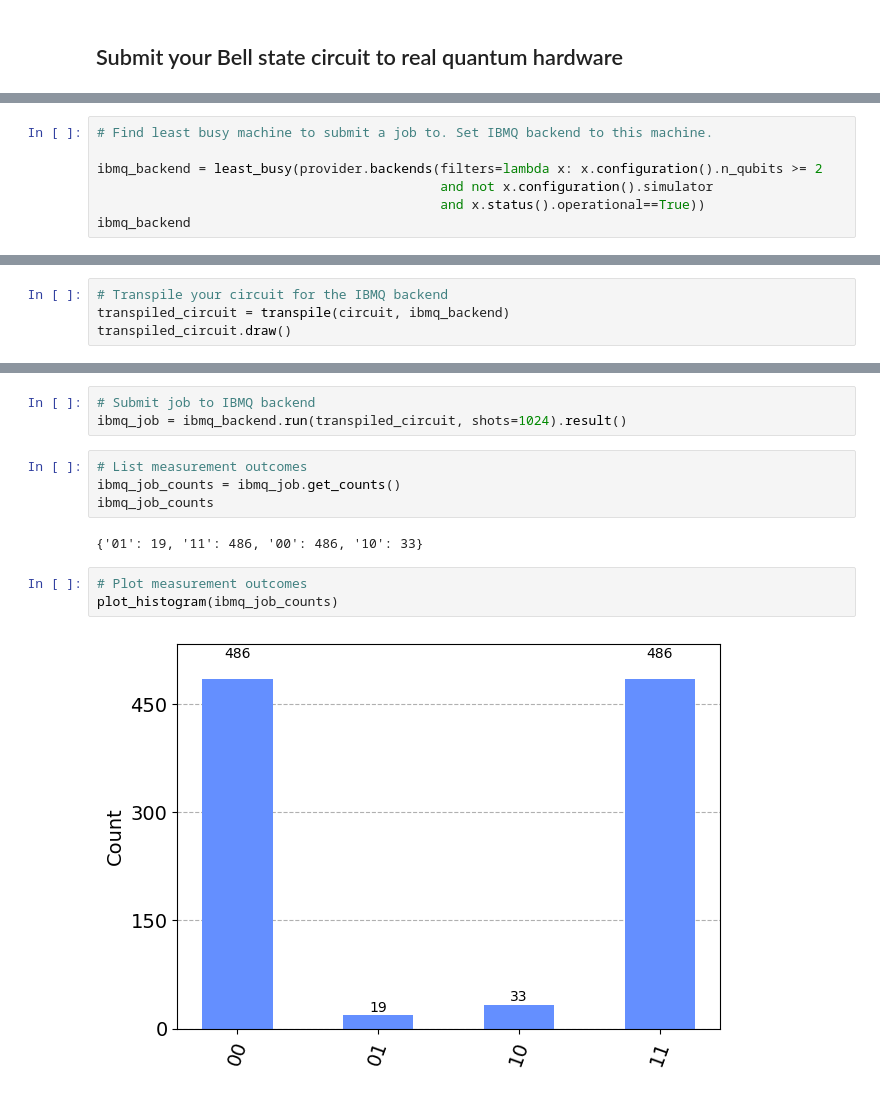
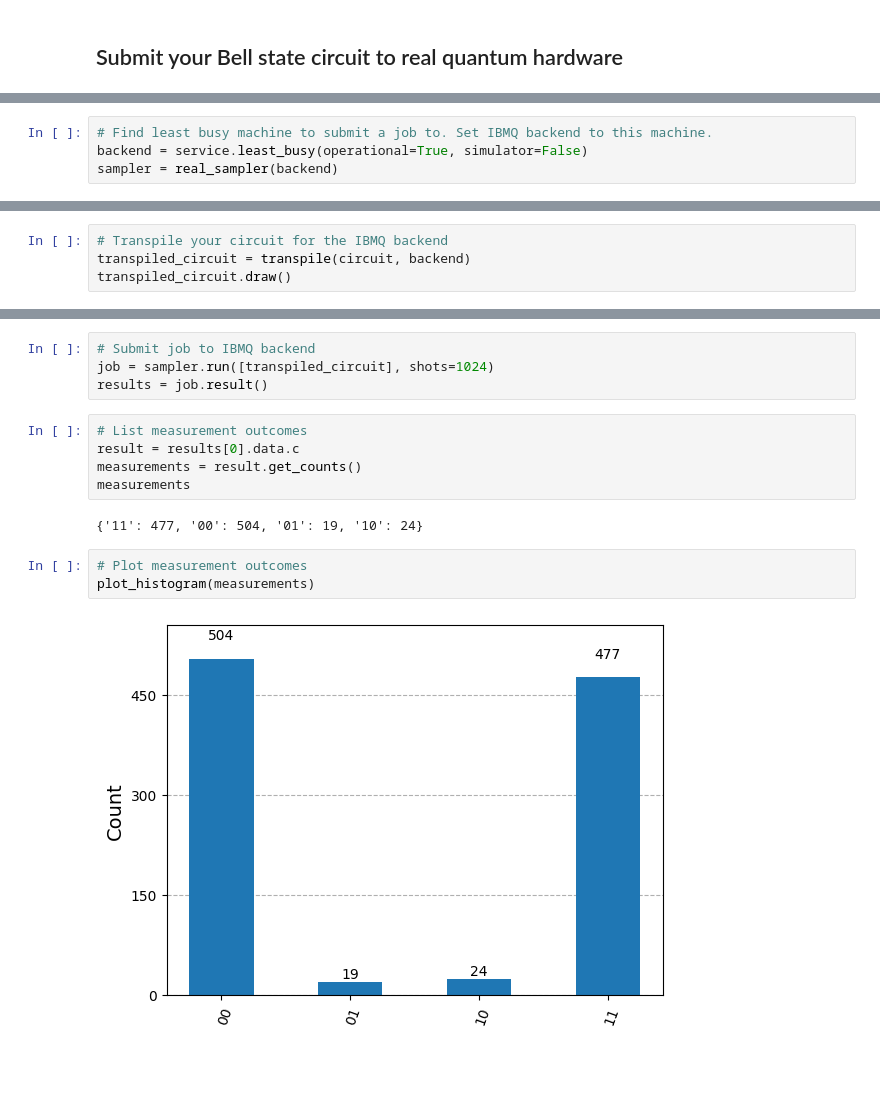
Before and after one commit to philipparubin/HNCDI-Explain-Beginners-Guide-to-QC, a Jupyter notebook: 1-bell-state-solution-ibmq.ipynb, the cells around one changed output, grey strips where cells are left out. Saved outputs shown, nothing was run; the diff lists cells and outputs as text; blank space fills up the shorter version.

```diff
--- a/1-bell-state-solution-ibmq.ipynb
+++ b/1-bell-state-solution-ibmq.ipynb
@@ -92,7 +93,4 @@ provider.backends()
 # %%
 # Find least busy machine to submit a job to. Set IBMQ backend to this machine.
-
-ibmq_backend = least_busy(provider.backends(filters=lambda x: x.configuration().n_qubits >= 2
-                                            and not x.configuration().simulator
-                                            and x.status().operational==True))
-ibmq_backend
+backend = service.least_busy(operational=True, simulator=False)
+sampler = real_sampler(backend)
@@ -101,5 +97,5 @@ ibmq_backend
 # %%
 # Transpile your circuit for the IBMQ backend
-transpiled_circuit = transpile(circuit, ibmq_backend)
+transpiled_circuit = transpile(circuit, backend)
 transpiled_circuit.draw()
 # %% [output]
@@ -107,14 +119,16 @@ transpiled_circuit.draw()
 # %%
 # Submit job to IBMQ backend
-ibmq_job = ibmq_backend.run(transpiled_circuit, shots=1024).result()
+job = sampler.run([transpiled_circuit], shots=1024)
+results = job.result()
 # %%
 # List measurement outcomes
-ibmq_job_counts = ibmq_job.get_counts()
-ibmq_job_counts
+result = results[0].data.c
+measurements = result.get_counts()
+measurements
 # %% [output]
-{'01': 19, '11': 486, '00': 486, '10': 33}
+{'11': 477, '00': 504, '01': 19, '10': 24}
 # %%
 # Plot measurement outcomes
-plot_histogram(ibmq_job_counts)
+plot_histogram(measurements)
 # %% [output]
-[figure, old version]
+[figure, new version]
```
Also changed, not shown: parts of 15 cells of this notebook, 7 other files.
